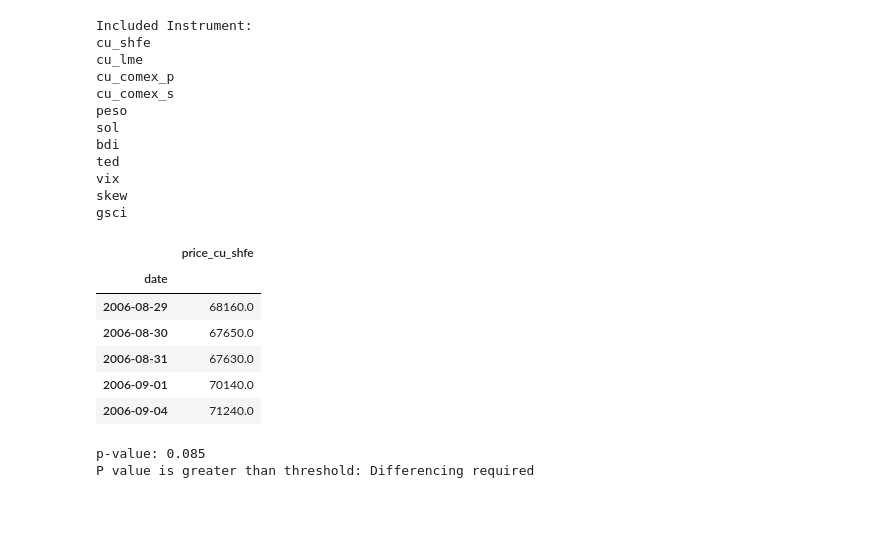
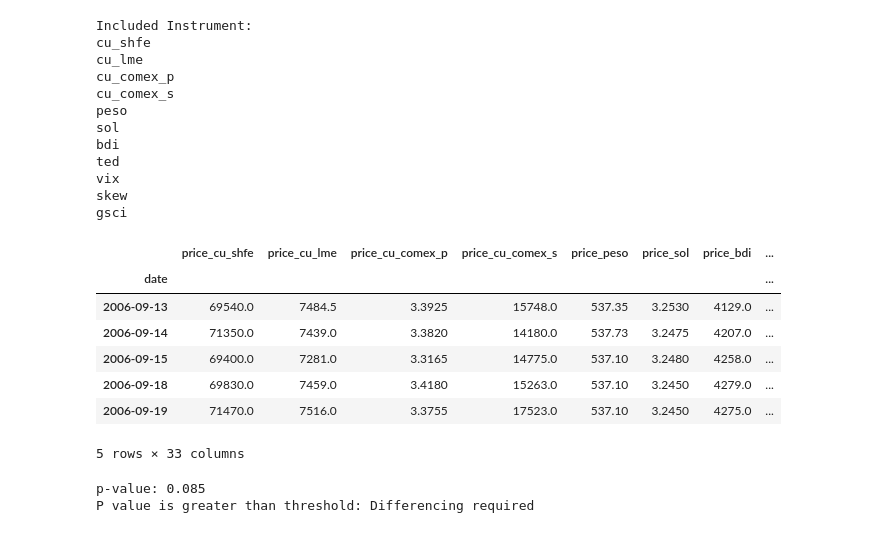
Before and after one commit to msc-acse/acse-9-independent-research-project-OliverJBoom, a Jupyter notebook: ARIMA_Model.ipynb, the cells around one changed output. Drawn from its saved outputs; the diff is of its cells as text; code cells hidden in the pictures.

```diff
--- a/ARIMA_Model.ipynb
+++ b/ARIMA_Model.ipynb
@@ -19,32 +20,6 @@ import warnings
 warnings.filterwarnings("ignore")
 # %% [markdown]
 ## Loading Data
-# %%
-def universe_select(path, commodity_name):
-    """Selects the instruments believed to be of
-    interest for the commodity selected
-    Returns: A dictionary of dataframes which are
-    intruments of interest"""
-    universe_dict = {}
-
-    if commodity_name == "Al":
-        aluminium_list = ["al_shfe", "al_lme", "al_comex_p", "al_comex_s", "al_lme_s", "yuan",
-                 "bdi", "ted", "vix", "skew", "gsci"]
-
-        for instrument in aluminium_list:
-            df = pd.read_csv(path + instrument + ".csv", index_col='date', parse_dates=['date'], dayfirst=True).sort_index(ascending=True)
-            universe_dict[instrument] = df
-
-    elif commodity_name == "Cu":
-        copper_list = ["cu_shfe", "cu_lme", "cu_comex_p", "cu_comex_s", "peso", "sol",
-                 "bdi", "ted", "vix", "skew", "gsci"]
-
-        for instrument in copper_list:
-            df = pd.read_csv(path + instrument + ".csv", index_col='date', parse_dates=['date'], dayfirst=True).sort_index(ascending=True)
-            universe_dict[instrument] = df
-
-    else: print("Select an appropriate commodity")
-    return universe_dict
 # %%
 path = "Data/"
 universe_dict = universe_select(path, "Cu")
@@ -58,7 +33,9 @@ universe_dict = clean_dict_gen(universe_dict)
 # Making sure that all the points in the window have consistent lenght
 universe_dict = truncate_window_length(universe_dict)
 # Generate the full training dataset
-df_full = generate_dataset(universe_dict, lg_returns_only=False)
+df_full = generate_dataset(universe_dict, lag=5)
+# Adding 1 day log returns as the normalized input variable
+df_full = generate_lg_return(df_full, lag=1, target=False)
 # %% [output]
 Included Instrument:
 cu_shfe
@@ -80,15 +57,16 @@ df = df_full[["price_cu_shfe"]]
 # df = df_full[["lg_return_cu_shfe"]]
 # plt.plot(df.index, df)
 # %%
-df.head()
+df_full.head()
 # %% [output]
-|  | price_cu_shfe |
-| date |  |
-| 2006-08-29 | 68160.0 |
-| 2006-08-30 | 67650.0 |
-| 2006-08-31 | 67630.0 |
-| 2006-09-01 | 70140.0 |
-| 2006-09-04 | 71240.0 |
+|  | price_cu_shfe | price_cu_lme | price_cu_comex_p | price_cu_comex_s | price_peso | price_sol | price_bdi | ... |
+| date |  |  |  |  |  |  |  | ... |
+| 2006-09-13 | 69540.0 | 7484.5 | 3.3925 | 15748.0 | 537.35 | 3.2530 | 4129.0 | ... |
+| 2006-09-14 | 71350.0 | 7439.0 | 3.3820 | 14180.0 | 537.73 | 3.2475 | 4207.0 | ... |
+| 2006-09-15 | 69400.0 | 7281.0 | 3.3165 | 14775.0 | 537.10 | 3.2480 | 4258.0 | ... |
+| 2006-09-18 | 69830.0 | 7459.0 | 3.4180 | 15263.0 | 537.10 | 3.2450 | 4279.0 | ... |
+| 2006-09-19 | 71470.0 | 7516.0 | 3.3755 | 17523.0 | 537.10 | 3.2450 | 4275.0 | ... |
+5 rows × 33 columns
 # %%
 test_statistic = adfuller(df.price_cu_shfe)
 print('p-value: %.3f' % test_statistic[1])
```
Also changed, not shown: parts of 9 cells of this notebook, 6 other files.
